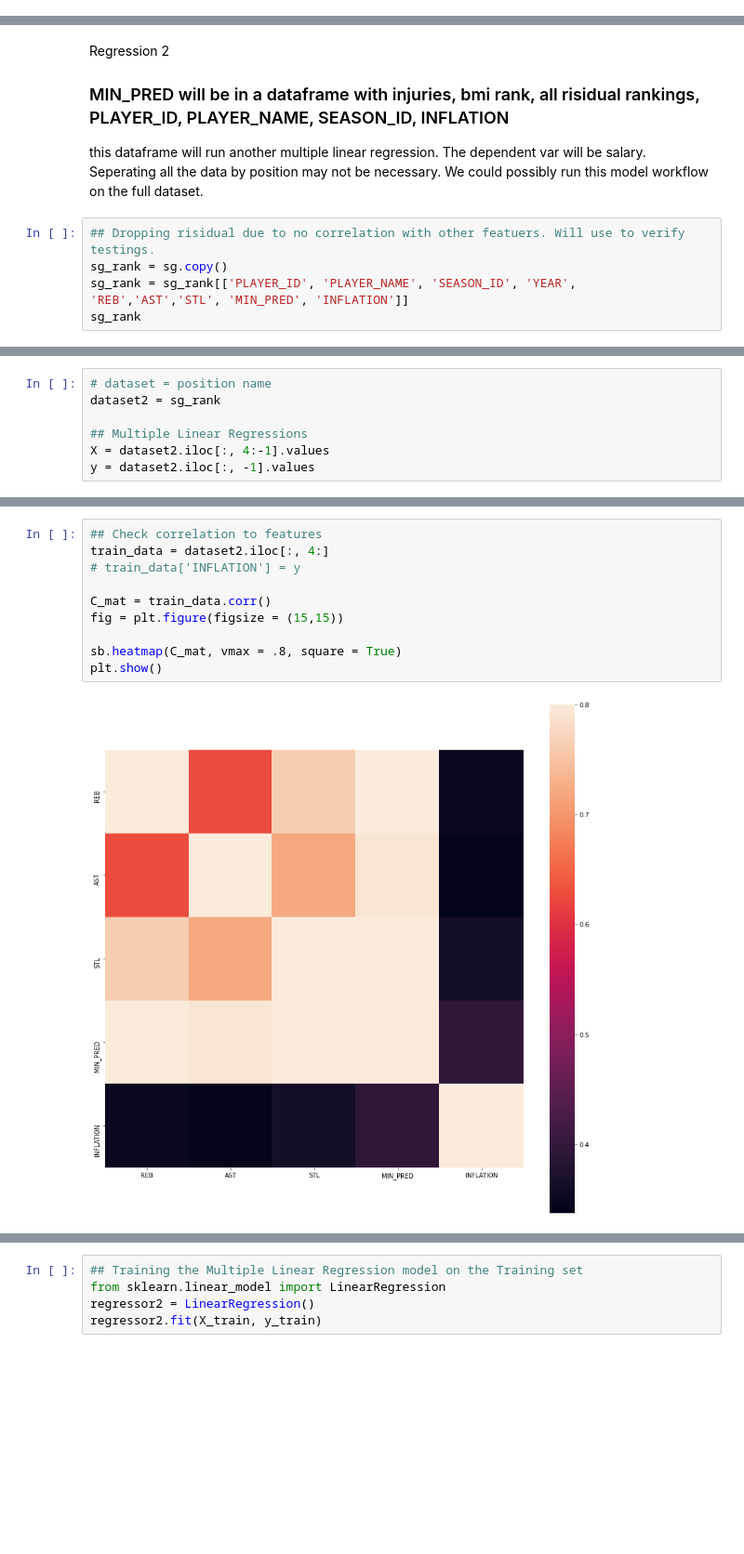
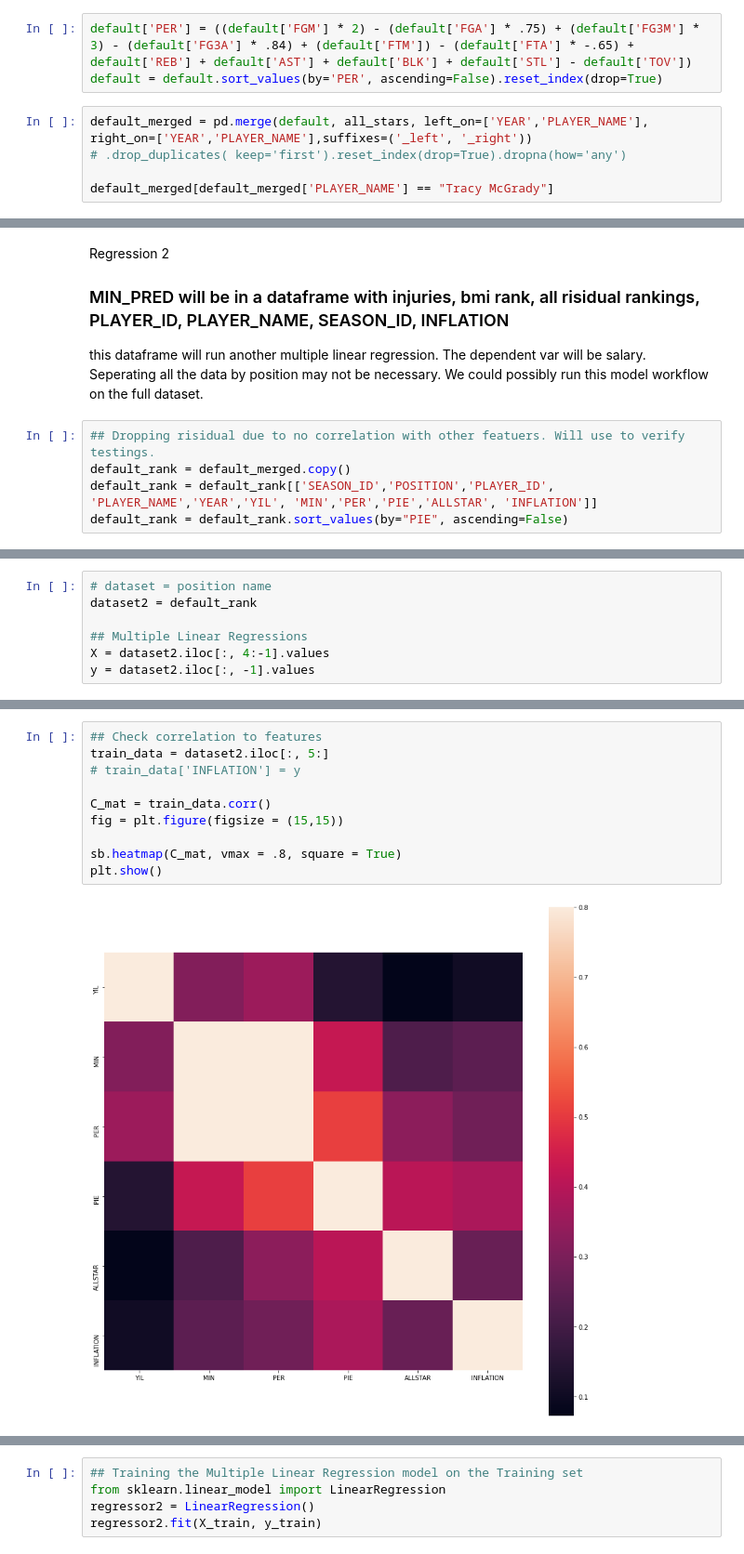
Before and after one commit to Fabiola-C14/Final-Project-NBA-Analysis, a Jupyter notebook: group_files/cpompa/notebooks/nba-ml-multi-linear-regression.ipynb, the cells around one changed output, grey strips where cells are left out. Shown at 93% size. Drawn from its saved outputs; the diff is of its cells as text; blank space fills up the shorter version.

```diff
--- a/group_files/cpompa/notebooks/nba-ml-multi-linear-regression.ipynb
+++ b/group_files/cpompa/notebooks/nba-ml-multi-linear-regression.ipynb
@@ -174,0 +224,8 @@ sg[sg['PLAYER_NAME'] == "Alex Caruso"]
+# %%
+default['PER'] = ((default['FGM'] * 2) - (default['FGA'] * .75) + (default['FG3M'] * 3) - (default['FG3A'] * .84) + (default['FTM']) - (default['FTA'] * -.65) + default['REB'] + default['AST'] + default['BLK'] + default['STL'] - default['TOV'])
+default = default.sort_values(by='PER', ascending=False).reset_index(drop=True)
+# %%
+default_merged = pd.merge(default, all_stars, left_on=['YEAR','PLAYER_NAME'], right_on=['YEAR','PLAYER_NAME'],suffixes=('_left', '_right'))
+# .drop_duplicates( keep='first').reset_index(drop=True).dropna(how='any')
+
+default_merged[default_merged['PLAYER_NAME'] == "Tracy McGrady"]
@@ -179,6 +239,6 @@ this dataframe will run another multiple linear regression. The dependent var wi
 Seperating all the data by position may not be necessary. We could possibly run this model workflow on the full dataset.
 # %%
 ## Dropping risidual due to no correlation with other featuers. Will use to verify testings.
-sg_rank = sg.copy()
-sg_rank = sg_rank[['PLAYER_ID', 'PLAYER_NAME', 'SEASON_ID', 'YEAR', 'REB','AST','STL', 'MIN_PRED', 'INFLATION']]
-sg_rank
+default_rank = default_merged.copy()
+default_rank = default_rank[['SEASON_ID','POSITION','PLAYER_ID', 'PLAYER_NAME','YEAR','YIL', 'MIN','PER','PIE','ALLSTAR', 'INFLATION']]
+default_rank = default_rank.sort_values(by="PIE", ascending=False)
@@ -199,6 +245,6 @@ sg_rank
 # %%
 # dataset = position name
-dataset2 = sg_rank
+dataset2 = default_rank
 
 ## Multiple Linear Regressions
 X = dataset2.iloc[:, 4:-1].values
@@ -216,15 +262,15 @@ array([[ 100.  ,   99.  ,   20.  , 1285.3 ],
 # %%
 ## Check correlation to features
-train_data = dataset2.iloc[:, 4:]
+train_data = dataset2.iloc[:, 5:]
 # train_data['INFLATION'] = y
 
 C_mat = train_data.corr()
 fig = plt.figure(figsize = (15,15))
 
 sb.heatmap(C_mat, vmax = .8, square = True)
 plt.show()
 # %% [output]
-[figure, old version]
+[figure, new version]
 # %%
 ## Splitting the dataset into the Training set and Test set
 from sklearn.model_selection import train_test_split
```
Also changed, not shown: parts of 30 cells of this notebook.
